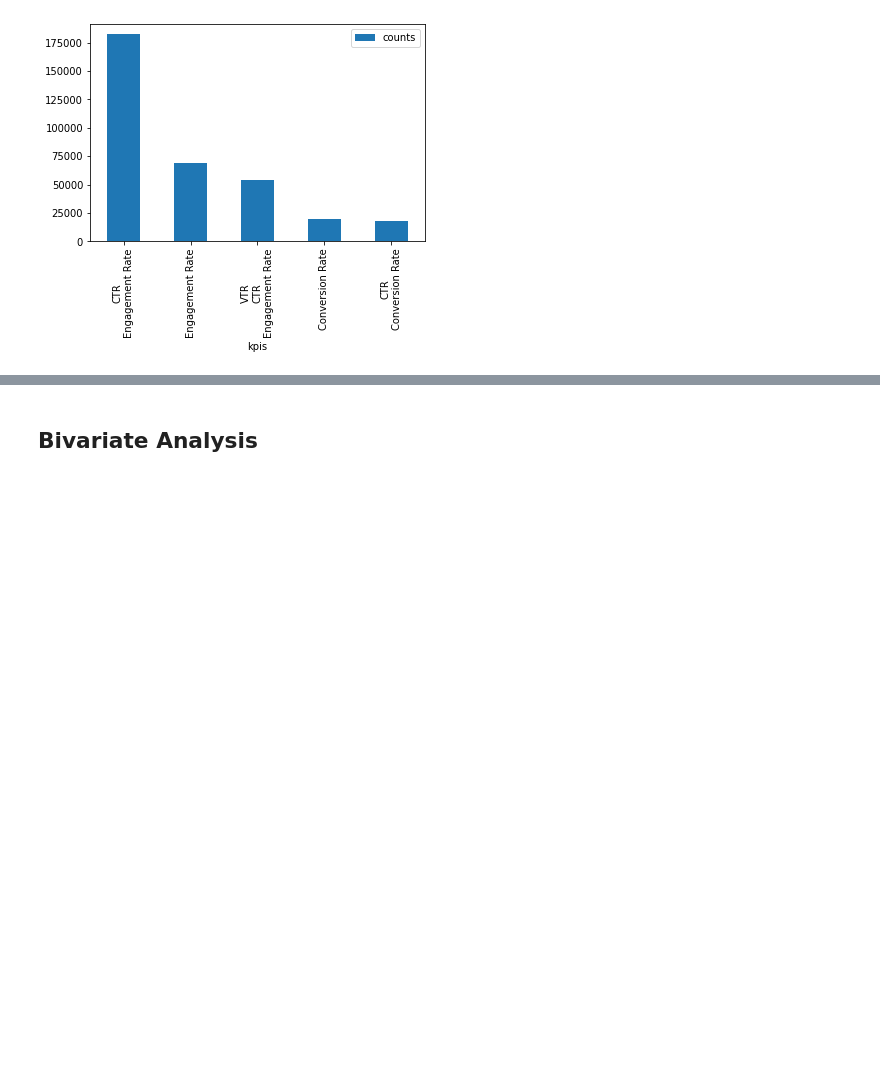
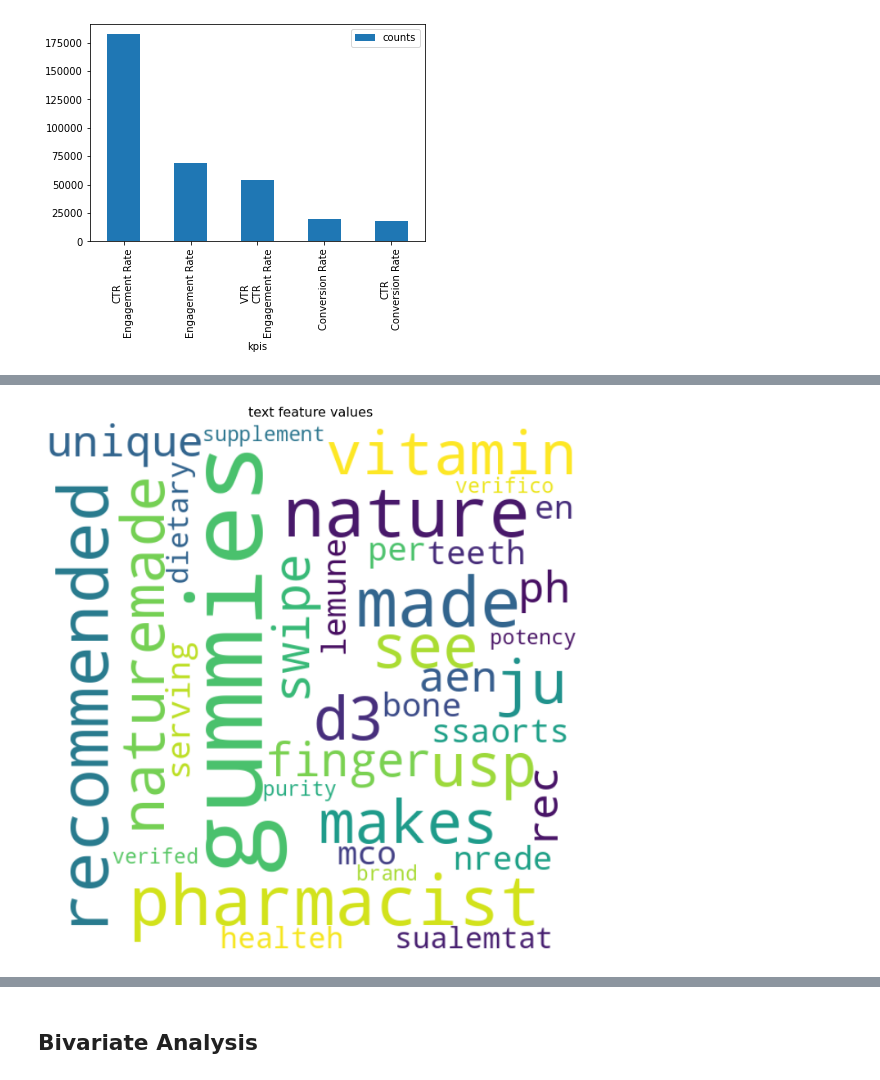
Before and after one commit to benbel376/end-to-end-ad-unit-data-MLOps-project, a Jupyter notebook: notebooks/EDA.ipynb, the cells around one changed output, grey strips where cells are left out. Saved outputs shown, nothing was run; the diff lists cells and outputs as text; code cells hidden in the pictures; blank space fills up the shorter version.

```diff
--- a/notebooks/EDA.ipynb
+++ b/notebooks/EDA.ipynb
@@ -156,0 +192,5 @@ kpis.plot.bar(x="kpis")
+# %%
+# checking the repeating values in text design features.
+col = util.clean_text(data[((data.design_feature == "text") & (data.types == "first_dropped"))]["feature_value"])
+generate_word_cloud(col, "text feature values")
+# %% [output]
@@ -156,0 +198 @@ kpis.plot.bar(x="kpis")
+[figure, added]
```
Also changed, not shown: parts of 13 cells of this notebook, 35 other files.
